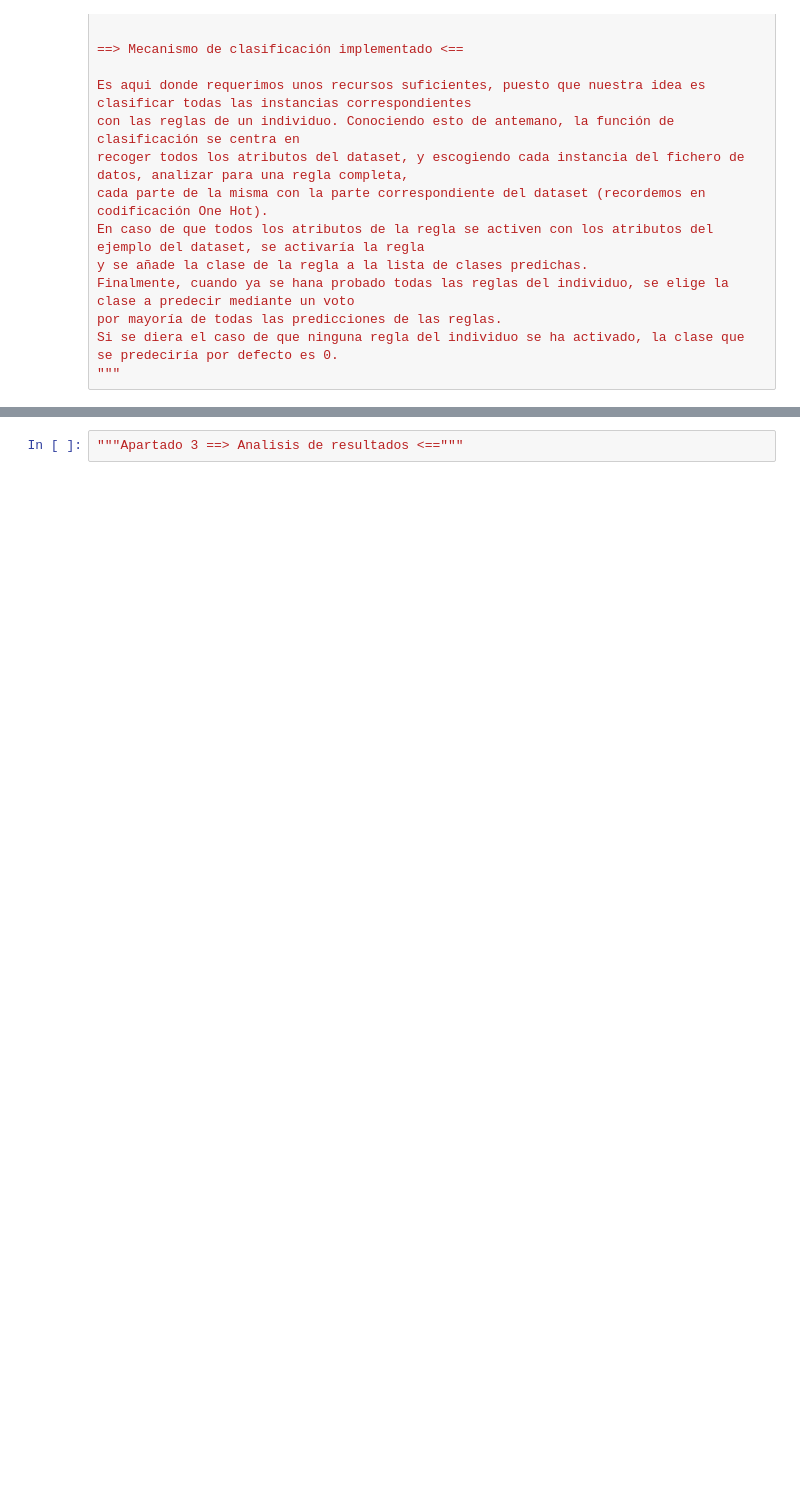
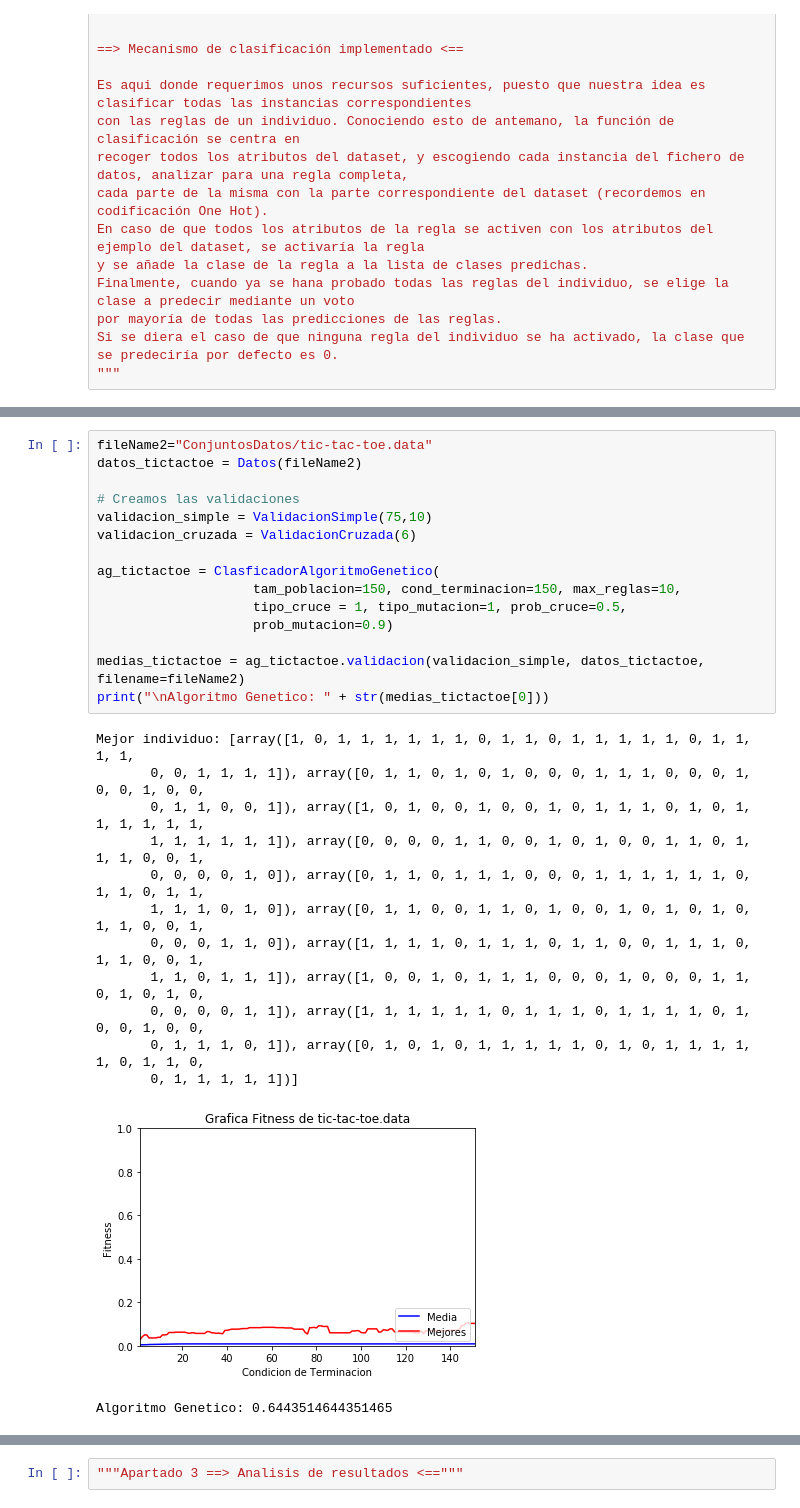
Before and after one commit to pelayo717/FAA_1462, a Jupyter notebook: P3/Notebook.ipynb, the cells around one changed output, grey strips where cells are left out. Cells and saved outputs as stored; diff of their text form; blank space fills up the shorter version.

```diff
--- a/P3/Notebook.ipynb
+++ b/P3/Notebook.ipynb
@@ -66,3 +93,32 @@ Si se diera el caso de que ninguna regla del individuo se ha activado, la clase
+# %%
+fileName2="ConjuntosDatos/tic-tac-toe.data"
+datos_tictactoe = Datos(fileName2)
+
+# Creamos las validaciones
+validacion_simple = ValidacionSimple(75,10)
+validacion_cruzada = ValidacionCruzada(6)
+
+ag_tictactoe = ClasficadorAlgoritmoGenetico(
+                    tam_poblacion=150, cond_terminacion=150, max_reglas=10,
+                    tipo_cruce = 1, tipo_mutacion=1, prob_cruce=0.5,
+                    prob_mutacion=0.9)
+
+medias_tictactoe = ag_tictactoe.validacion(validacion_simple, datos_tictactoe, filename=fileName2)
+print("\nAlgoritmo Genetico: " + str(medias_tictactoe[0]))
+# %% [output]
+Mejor individuo: [array([1, 0, 1, 1, 1, 1, 1, 1, 0, 1, 1, 0, 1, 1, 1, 1, 1, 0, 1, 1, 1, 1,
+       0, 0, 1, 1, 1, 1]), array([0, 1, 1, 0, 1, 0, 1, 0, 0, 0, 1, 1, 1, 0, 0, 0, 1, 0, 0, 1, 0, 0,
+       0, 1, 1, 0, 0, 1]), array([1, 0, 1, 0, 0, 1, 0, 0, 1, 0, 1, 1, 1, 0, 1, 0, 1, 1, 1, 1, 1, 1,
+       1, 1, 1, 1, 1, 1]), array([0, 0, 0, 0, 1, 1, 0, 0, 1, 0, 1, 0, 0, 1, 1, 0, 1, 1, 1, 0, 0, 1,
+       0, 0, 0, 0, 1, 0]), array([0, 1, 1, 0, 1, 1, 1, 0, 0, 0, 1, 1, 1, 1, 1, 1, 0, 1, 1, 0, 1, 1,
+       1, 1, 1, 0, 1, 0]), array([0, 1, 1, 0, 0, 1, 1, 0, 1, 0, 0, 1, 0, 1, 0, 1, 0, 1, 1, 0, 0, 1,
+       0, 0, 0, 1, 1, 0]), array([1, 1, 1, 1, 0, 1, 1, 1, 0, 1, 1, 0, 0, 1, 1, 1, 0, 1, 1, 0, 0, 1,
+       1, 1, 0, 1, 1, 1]), array([1, 0, 0, 1, 0, 1, 1, 1, 0, 0, 0, 1, 0, 0, 0, 1, 1, 0, 1, 0, 1, 0,
+       0, 0, 0, 0, 1, 1]), array([1, 1, 1, 1, 1, 1, 0, 1, 1, 1, 0, 1, 1, 1, 1, 0, 1, 0, 0, 1, 0, 0,
+       0, 1, 1, 1, 0, 1]), array([0, 1, 0, 1, 0, 1, 1, 1, 1, 1, 0, 1, 0, 1, 1, 1, 1, 1, 0, 1, 1, 0,
+       0, 1, 1, 1, 1, 1])]
+[figure, added]
+Algoritmo Genetico: 0.6443514644351465
 # %%
 """
 Apartado 2 ==> Resultados de clasificación para los conjuntos de prueba <==
```
Also changed, not shown: parts of 11 cells of this notebook, 9 other files.
